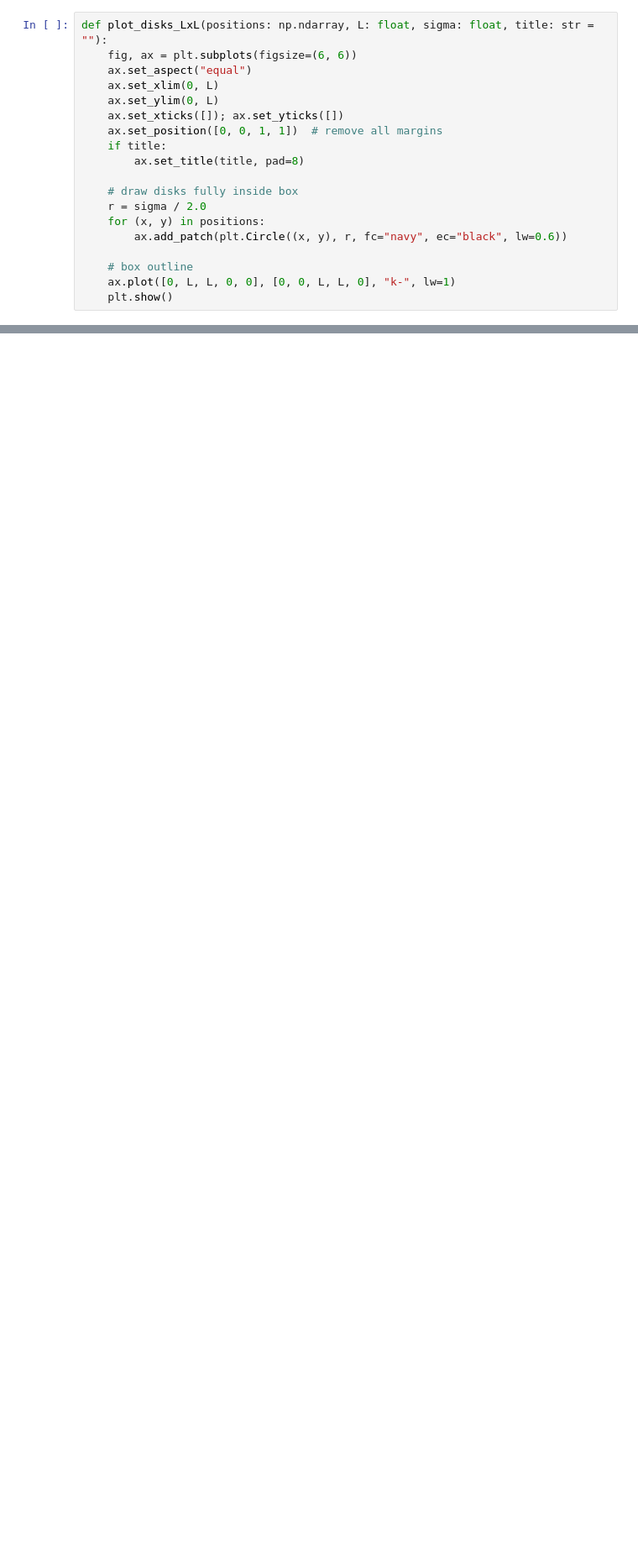
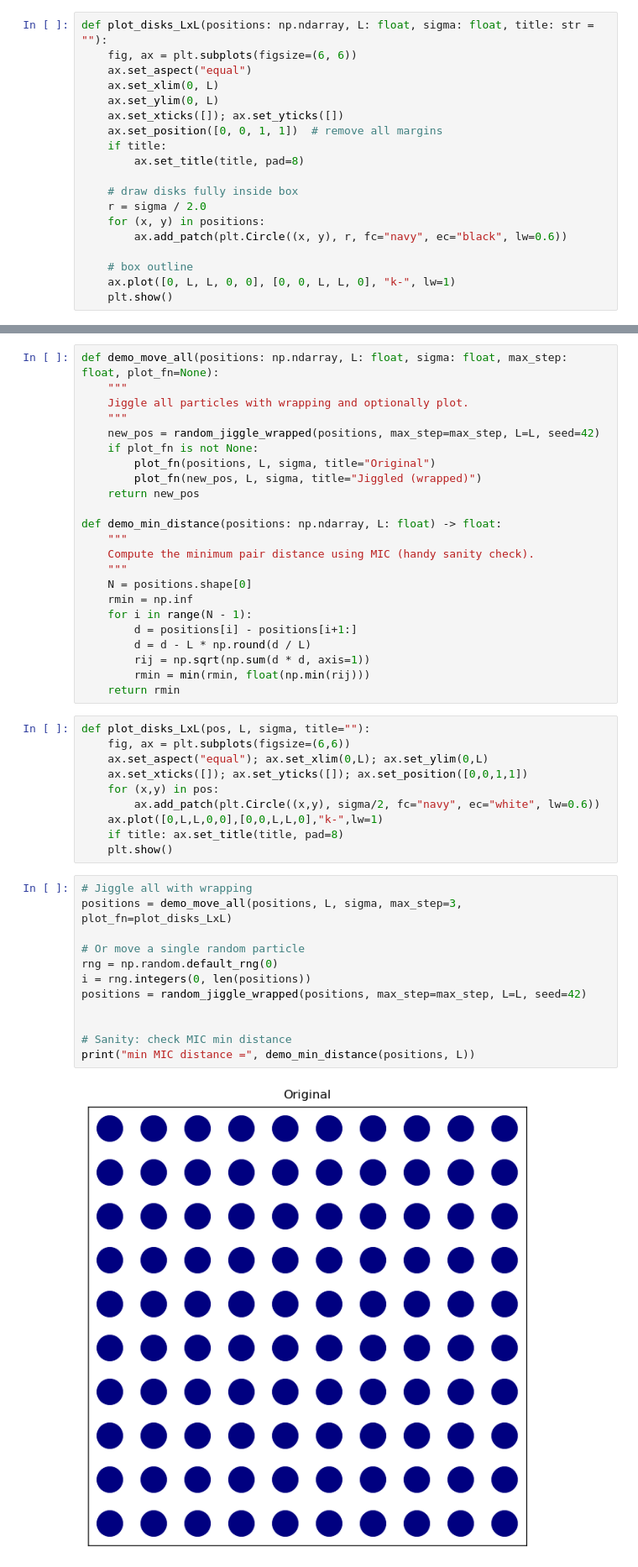
Before and after one commit to JohnGriffith22/Computing-Project, a Jupyter notebook: Computing.ipynb, the cells around one changed output, grey strips where cells are left out. Shown: that part at 84% size. Cells and saved outputs as stored; diff of their text form; blank space fills up the shorter version.

```diff
--- a/Computing.ipynb
+++ b/Computing.ipynb
@@ -175,0 +229,47 @@ plot_disks_LxL(new_positions, L, sigma, title="Randomly jiggled (no borders/over
+# %%
+def demo_move_all(positions: np.ndarray, L: float, sigma: float, max_step: float, plot_fn=None):
+    """
+    Jiggle all particles with wrapping and optionally plot.
+    """
+    new_pos = random_jiggle_wrapped(positions, max_step=max_step, L=L, seed=42)
+    if plot_fn is not None:
+        plot_fn(positions, L, sigma, title="Original")
+        plot_fn(new_pos, L, sigma, title="Jiggled (wrapped)")
+    return new_pos
+
+def demo_min_distance(positions: np.ndarray, L: float) -> float:
+    """
+    Compute the minimum pair distance using MIC (handy sanity check).
+    """
+    N = positions.shape[0]
+    rmin = np.inf
+    for i in range(N - 1):
+        d = positions[i] - positions[i+1:]
+        d = d - L * np.round(d / L)
+        rij = np.sqrt(np.sum(d * d, axis=1))
+        rmin = min(rmin, float(np.min(rij)))
+    return rmin
+# %%
+def plot_disks_LxL(pos, L, sigma, title=""):
+    fig, ax = plt.subplots(figsize=(6,6))
+    ax.set_aspect("equal"); ax.set_xlim(0,L); ax.set_ylim(0,L)
+    ax.set_xticks([]); ax.set_yticks([]); ax.set_position([0,0,1,1])
+    for (x,y) in pos:
+        ax.add_patch(plt.Circle((x,y), sigma/2, fc="navy", ec="white", lw=0.6))
+    ax.plot([0,L,L,0,0],[0,0,L,L,0],"k-",lw=1)
+    if title: ax.set_title(title, pad=8)
+    plt.show()
+# %%
+# Jiggle all with wrapping
+positions = demo_move_all(positions, L, sigma, max_step=3, plot_fn=plot_disks_LxL)
+
+# Or move a single random particle
+rng = np.random.default_rng(0)
+i = rng.integers(0, len(positions))
+positions = random_jiggle_wrapped(positions, max_step=max_step, L=L, seed=42)
+
+
+# Sanity: check MIC min distance
+print("min MIC distance =", demo_min_distance(positions, L))
+# %% [output]
+[figure, added]
```
Also changed, not shown: parts of 10 cells of this notebook.
